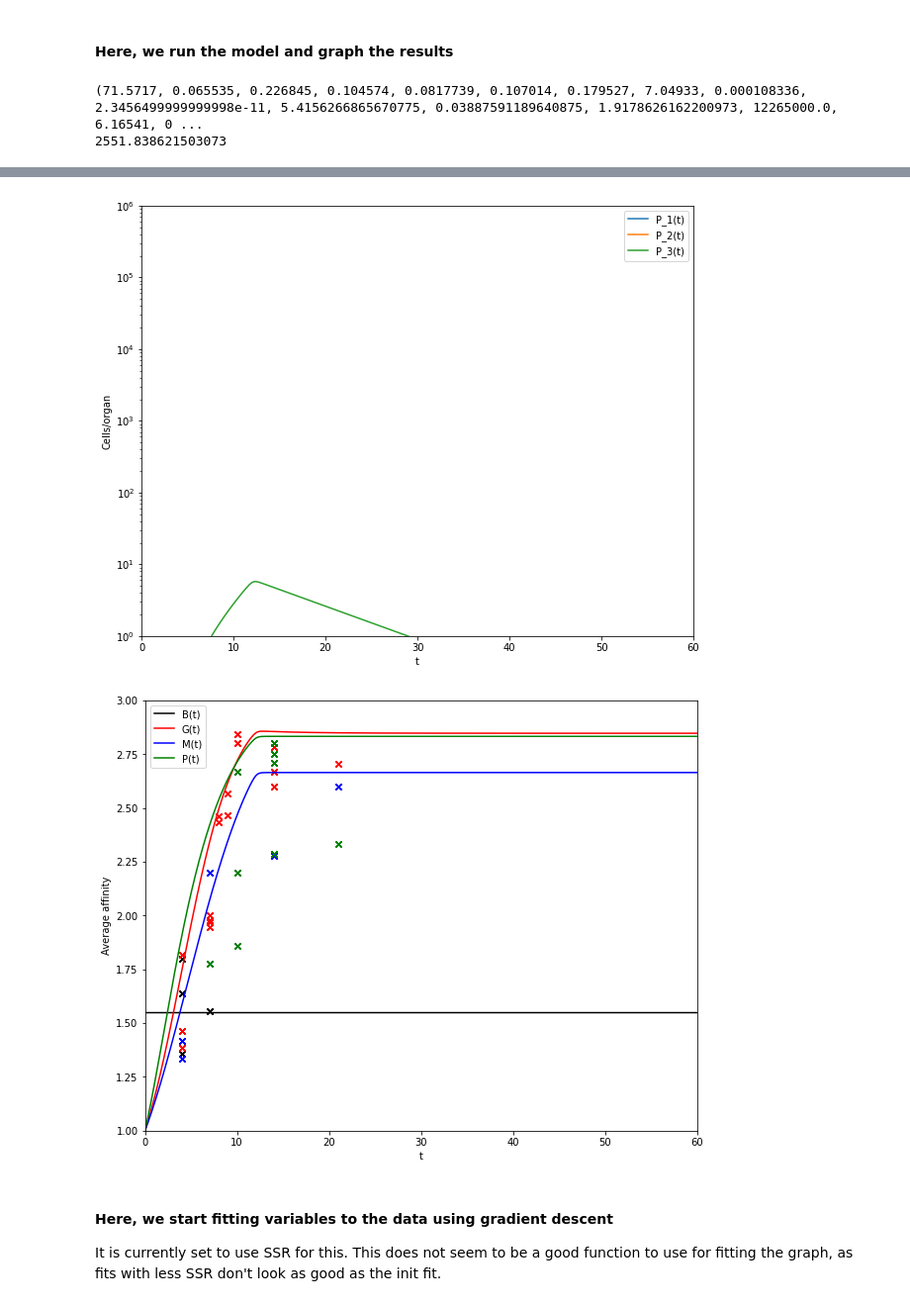
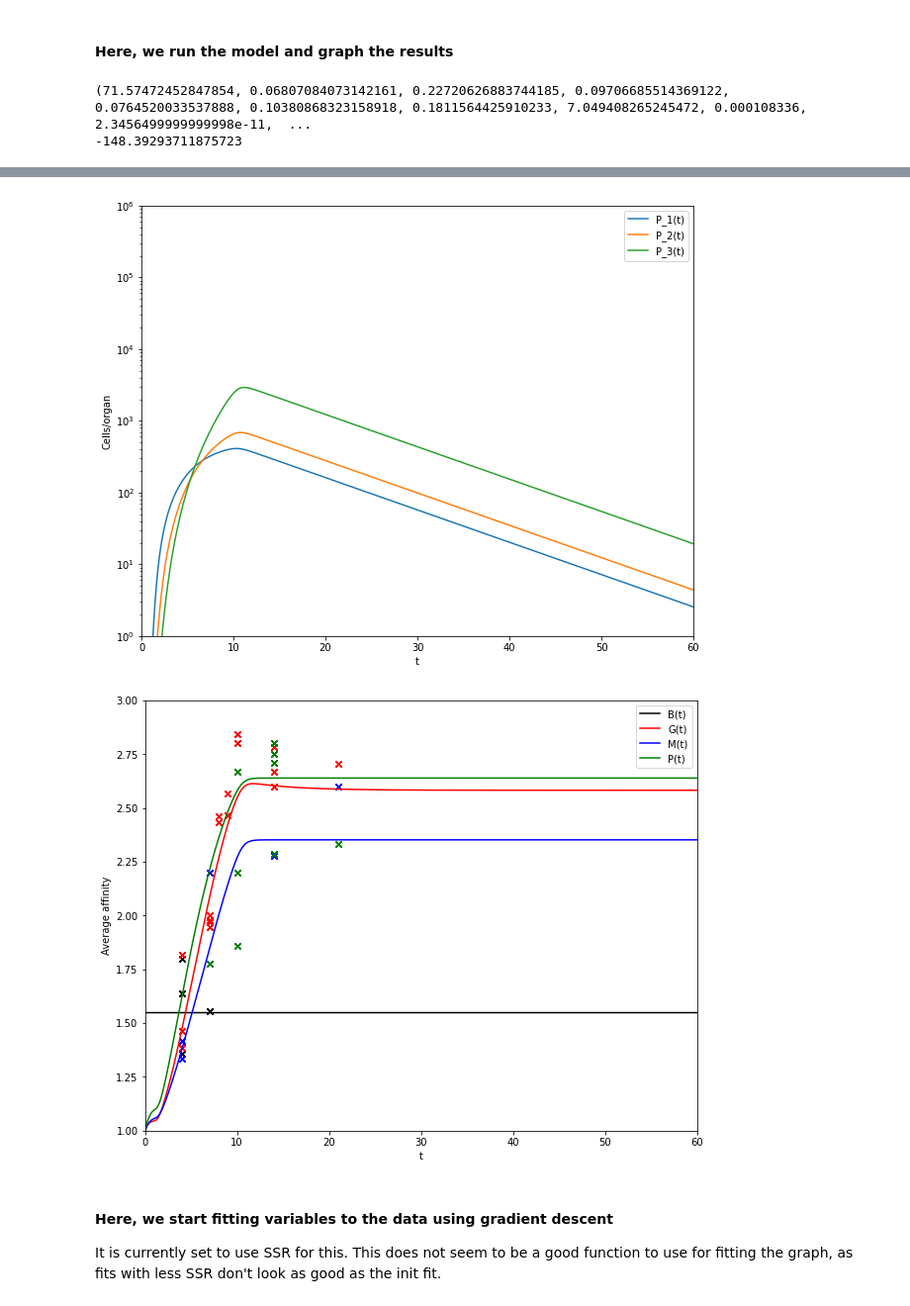
Before and after one commit to 6a6c/BCells, a Jupyter notebook: affinity-model-ab-antigens.ipynb, the cells around one changed output, grey strips where cells are left out. Shown at 99% size. Drawn from its saved outputs; the diff is of its cells as text; code cells hidden in the pictures.

```diff
--- a/affinity-model-ab-antigens.ipynb
+++ b/affinity-model-ab-antigens.ipynb
@@ -118,12 +152,12 @@ def reInitArrs(B0):
 #### Here we have all the equations for the affinity model as laid out in the writeup
 # %%
 #Eqn 1
-def dAdt(lam, m, A, B):
-    return (-1 * (lam * B + m) * A)
+def dAdt(lam, m, r_AB, A, B):
+    return - lam * A - m * A - r_AB * B * A
 
 #Eqn 2
-def dA_gdt(lam_g, m, A, A_g, G):
-    return m * A - lam_g * A_g * G
+def dA_gdt(lam_g, m, r_AG, A, A_g, G):
+    return m * A - lam_g * A_g  - r_AG * A_g * G
 
 #Eqn 3
 def dBdt(r_B, h_B, delta_B, d_BG, A, B):
@@ -167,7 +201,7 @@ There may be limitations (esp w/ small time steps) when using this method
 def euler(v):
     global Aarr, A_garr, Barr, tarr, Garr, Parr, Marr, Gtotarr, Mtotarr, Ptotarr
 
-    (B0, d_BG, delta_B, delta_G, delta_M, delta_P, d_G, f_M, h_B, h_G, lam, lam_g, m, mu, r_B, r_G, sigma_A, sigma_N) = v
+    (B0, d_BG, delta_B, delta_G, delta_M, delta_P, d_G, f_M, h_B, h_G, lam, lam_g, m, mu, r_AB, r_AG, r_B, r_G, sigma_A, sigma_N) = v
     reInitArrs(B0)
 
     for i in range(1, N + 1):
@@ -177,8 +211,8 @@ def euler(v):
         B = Barr[i - 1]
         G = Gtotarr[i - 1]
         t = tarr[i - 1]
-        Aarr[i] = A + dt * dAdt(lam, m, A, B)
-        A_garr[i] = A_g + dt * dA_gdt(lam_g, m, A, A_g, G)
+        Aarr[i] = A + dt * dAdt(lam, m, r_AB, A, B)
+        A_garr[i] = A_g + dt * dA_gdt(lam_g, m, r_AG, A, A_g, G)
         Barr[i] = B + dt * dBdt(r_B, h_B, delta_B, d_BG, A, B)
 
         for k in range(1, 4):
@@ -351,7 +385,7 @@ plt.plot(tarr, A_garr, label = "A_g(t)", linewidth = 2)
 plt.xlabel("t")
 plt.ylabel("Antigens available")
 
-plt.axis([t0, tF, 0, 1])
+plt.axis([t0, 3, 0, 1])
 
 plt.legend()
 plt.show()
@@ -462,5 +496,5 @@ plt.axis([t0, tF, 1.0, 3.0])
 plt.legend()
 plt.show()
 # %% [output]
-(71.5717, 0.065535, 0.226845, 0.104574, 0.0817739, 0.107014, 0.179527, 7.04933, 0.000108336, 2.3456499999999998e-11, 5.4156266865670775, 0.03887591189640875, 1.9178626162200973, 12265000.0, 6.16541, 0 ...
-2551.838621503073
+(71.57472452847854, 0.06807084073142161, 0.22720626883744185, 0.09706685514369122, 0.0764520033537888, 0.10380868323158918, 0.1811564425910233, 7.049408265245472, 0.000108336, 2.3456499999999998e-11,  ...
+-148.39293711875723
@@ -472,5 +506,5 @@ plt.show()
-[figure, old version]
+[figure, new version]
-[figure, old version]
+[figure, new version]
 # %% [markdown]
 #### Here, we start fitting variables to the data using gradient descent
 
```
Also changed, not shown: parts of 5 cells of this notebook, 4 other files.
